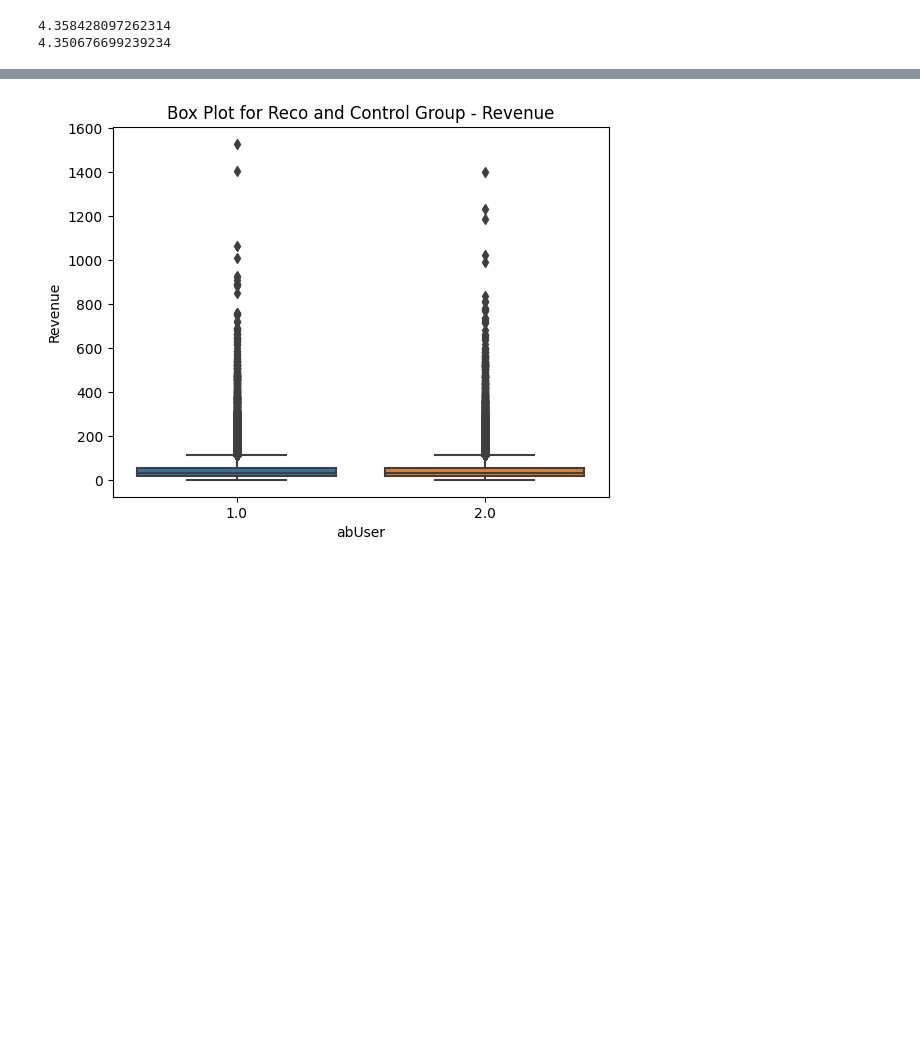
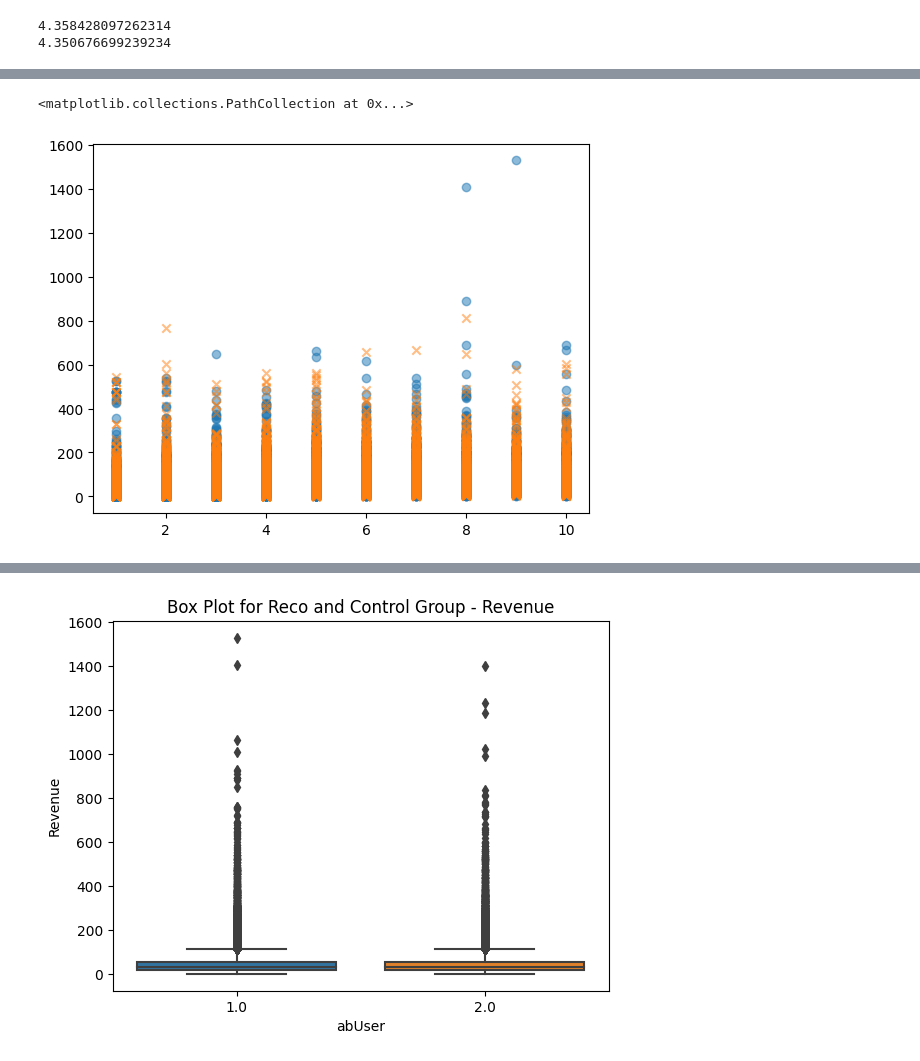
Before and after one commit to KlaraMartinaskova/notino, a Jupyter notebook: development_file.ipynb, the cells around one changed output, grey strips where cells are left out. Saved outputs shown, nothing was run; the diff lists cells and outputs as text; code cells hidden in the pictures; blank space fills up the shorter version.

```diff
--- a/development_file.ipynb
+++ b/development_file.ipynb
@@ -451,0 +444,12 @@ plt.scatter(df_join_without_outliers['quantity'][df_join_without_outliers['abUse
+# %%
+filtered_df = df_join_without_outliers[(df_join_without_outliers['quantity'] >= 1) & (df_join_without_outliers['quantity'] <= 10)]
+plt.scatter(filtered_df['quantity'][filtered_df['abUser'] == 1],
+            filtered_df['revenue'][filtered_df['abUser'] == 1],
+            alpha=0.5, marker='o', label='abUser 1')
+
+plt.scatter(filtered_df['quantity'][filtered_df['abUser'] == 2],
+            filtered_df['revenue'][filtered_df['abUser'] == 2],
+            alpha=0.5, marker='x', label='abUser 2')
+# %% [output]
+<matplotlib.collections.PathCollection at 0x...>
+[figure, added]
```
Also changed, not shown: parts of 5 cells of this notebook, 1 other file.
